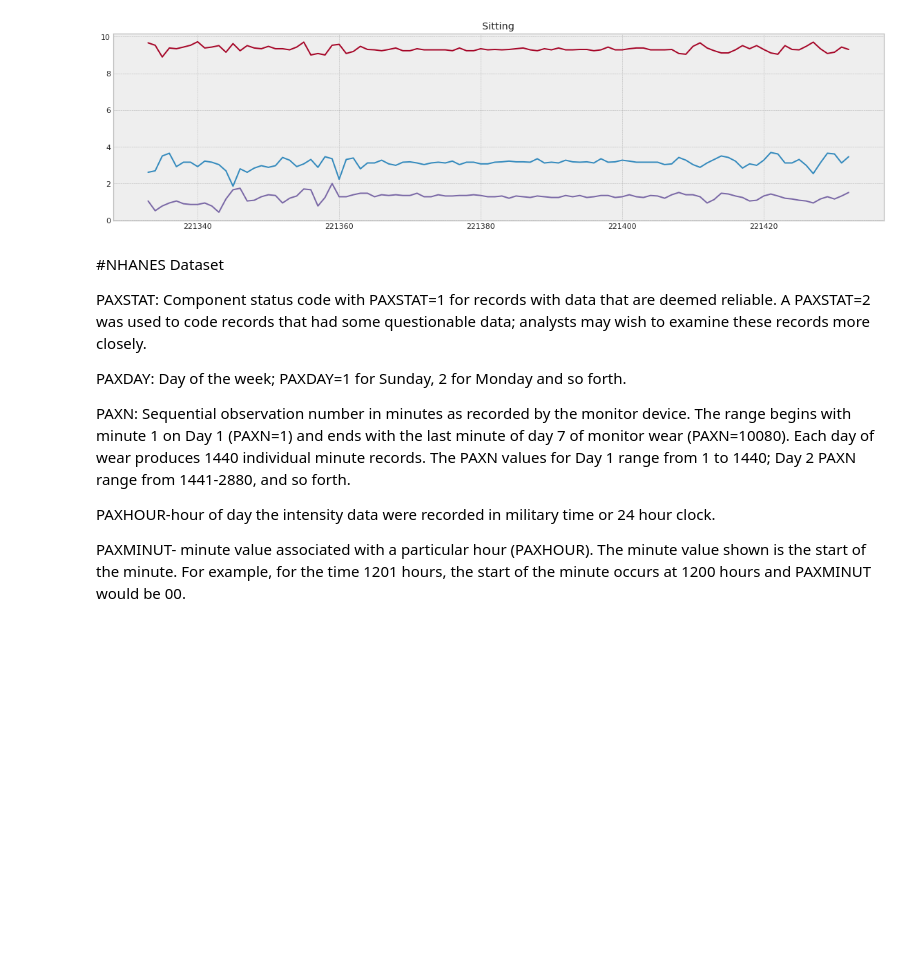
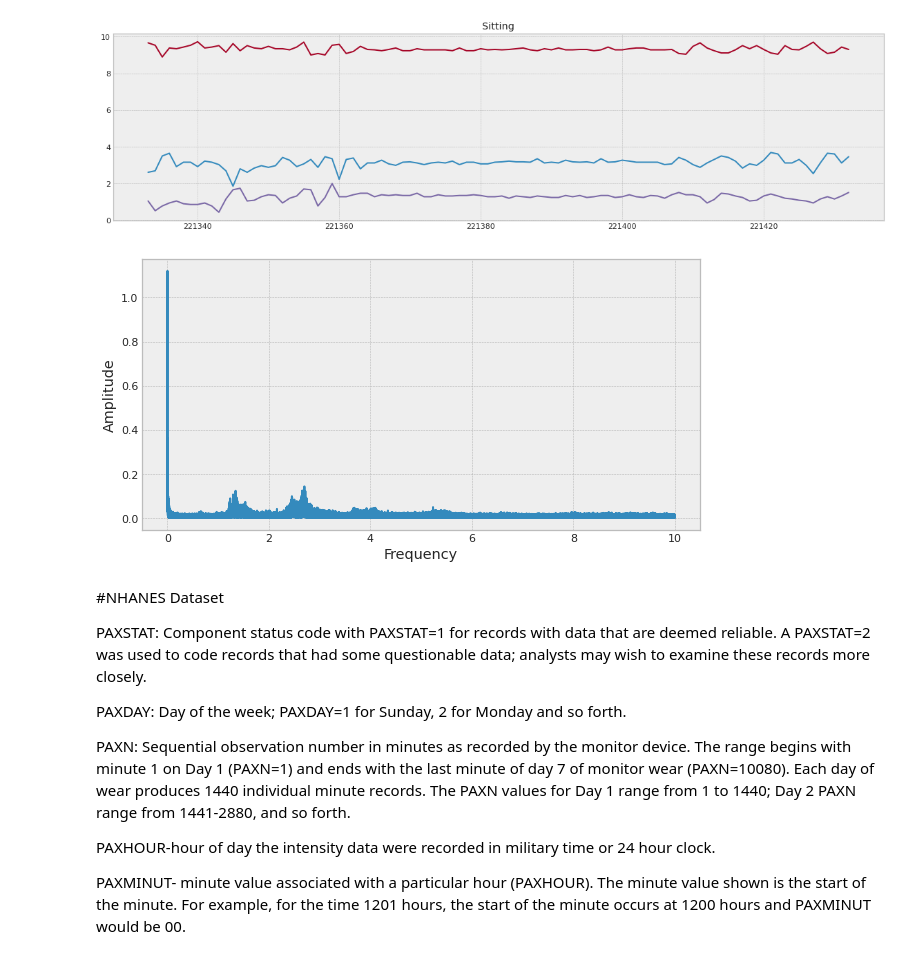
Before and after one commit to inamiotko/HAR_project, a Jupyter notebook: HAR_project.ipynb, the cells around one changed output. Drawn from its saved outputs; the diff is of its cells as text; code cells hidden in the pictures; blank space fills up the shorter version.

```diff
--- a/HAR_project.ipynb
+++ b/HAR_project.ipynb
@@ -668,6 +579,23 @@ plt.title('Sitting')
 # %% [output]
 Text(0.5, 1.0, 'Sitting')
 [figure]
+# %%
+jog_x_list=jog['x-axis'].tolist()
+sit_x_list=sit['x-axis'].tolist()
+fourierTransform = np.fft.fft(jog_x_list)/len(jog_x_list)
+fourierTransform = fourierTransform[range(int(len(jog_x_list)/2))] # Exclude sampling frequency
+tpCount = len(jog_x_list)
+values = np.arange(int(tpCount/2))
+timePeriod = tpCount/20
+frequencies = values/timePeriod
+plt.figure(figsize=(10,5))
+plt.plot(frequencies, abs(fourierTransform))
+plt.xlabel('Frequency')
+plt.ylabel('Amplitude')
+plt.savefig('fourier_jog.png')
+plt.show()
+# %% [output]
+[figure, added]
 # %% [markdown]
 #NHANES Dataset
 
```
Also changed, not shown: parts of 81 cells of this notebook.
